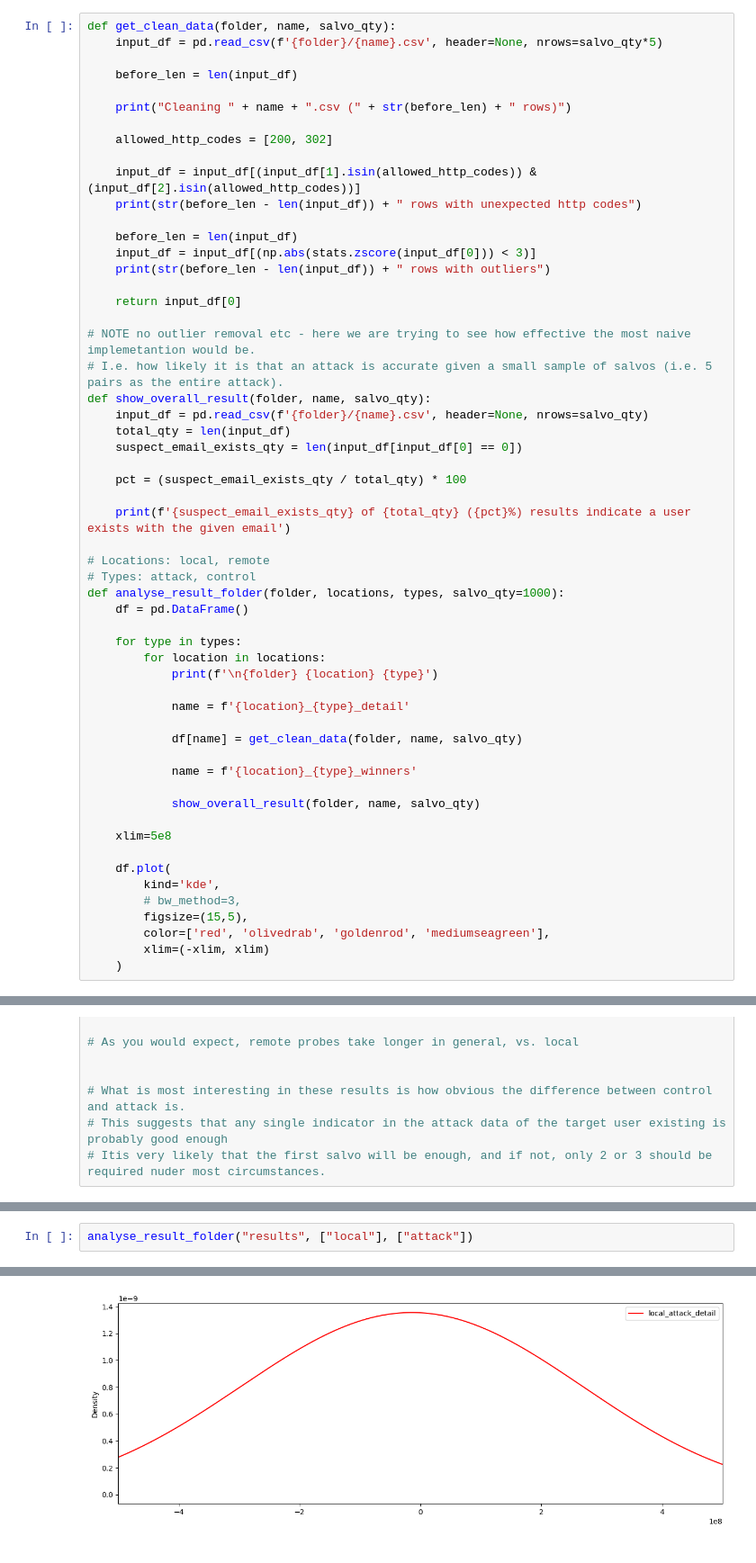
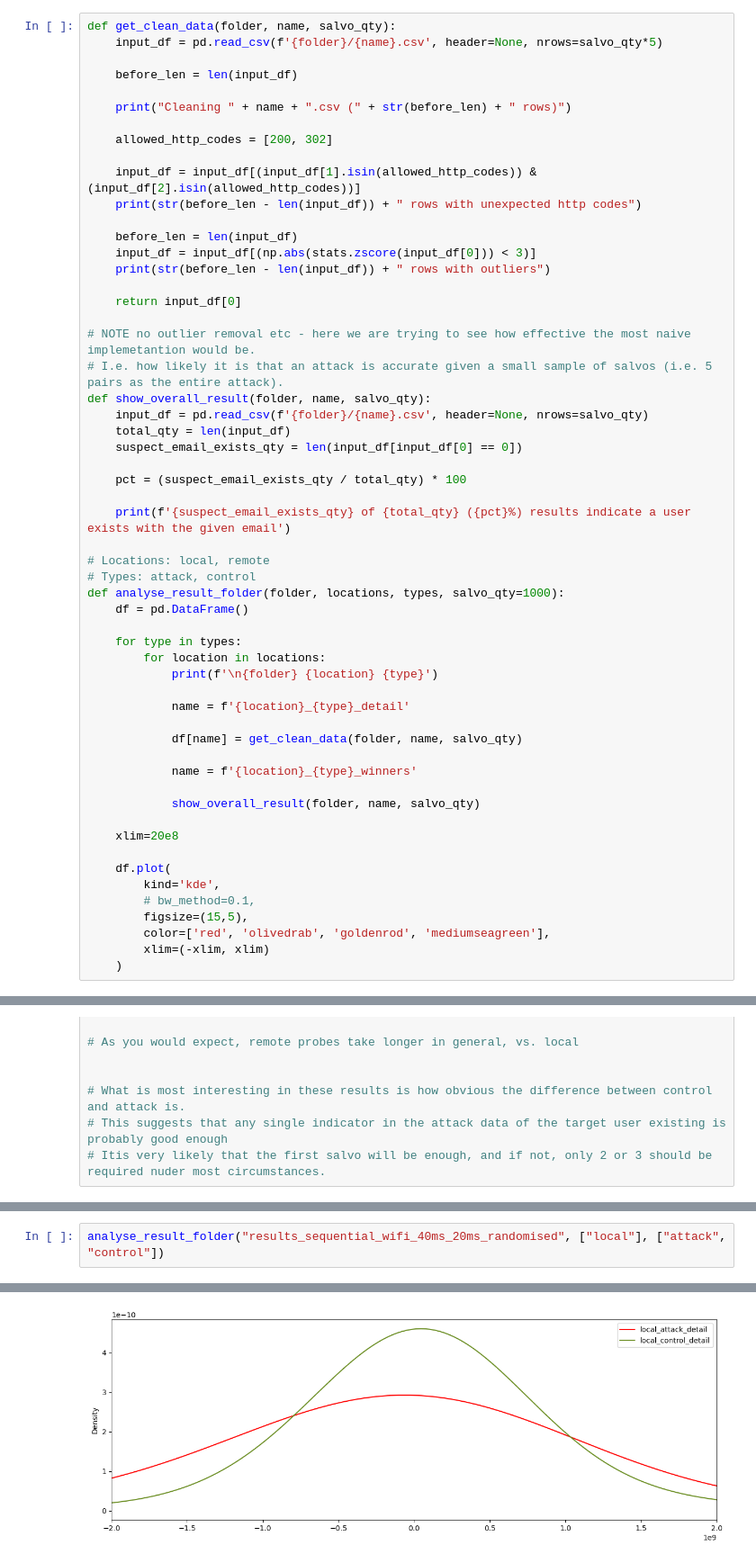
Before and after one commit to jefc1111/laravel-user-enumeration-demo, a Jupyter notebook: result_analysis.ipynb, the cells around one changed output, grey strips where cells are left out. Shown: that part at 90% size. Drawn from its saved outputs; the diff is of its cells as text.

```diff
--- a/result_analysis.ipynb
+++ b/result_analysis.ipynb
@@ -51,11 +51,11 @@ def analyse_result_folder(folder, locations, types, salvo_qty=1000):
 
             show_overall_result(folder, name, salvo_qty)
 
-    xlim=5e8
+    xlim=20e8
 
     df.plot(
         kind='kde',
-        # bw_method=3,
+        # bw_method=0.1,
         figsize=(15,5),
         color=['red', 'olivedrab', 'goldenrod', 'mediumseagreen'],
         xlim=(-xlim, xlim)
@@ -198,3 +198,3 @@ Cleaning local_control_detail.csv (555 rows)
 # %%
-analyse_result_folder("results", ["local"], ["attack"])
+analyse_result_folder("results_sequential_wifi_40ms_20ms_randomised", ["local"], ["attack", "control"])
 # %% [output]
@@ -206 +212 @@ Cleaning local_attack_detail.csv (15 rows)
-[figure, old version]
+[figure, new version]
```
Also changed, not shown: parts of 10 cells of this notebook, 10 other files.
